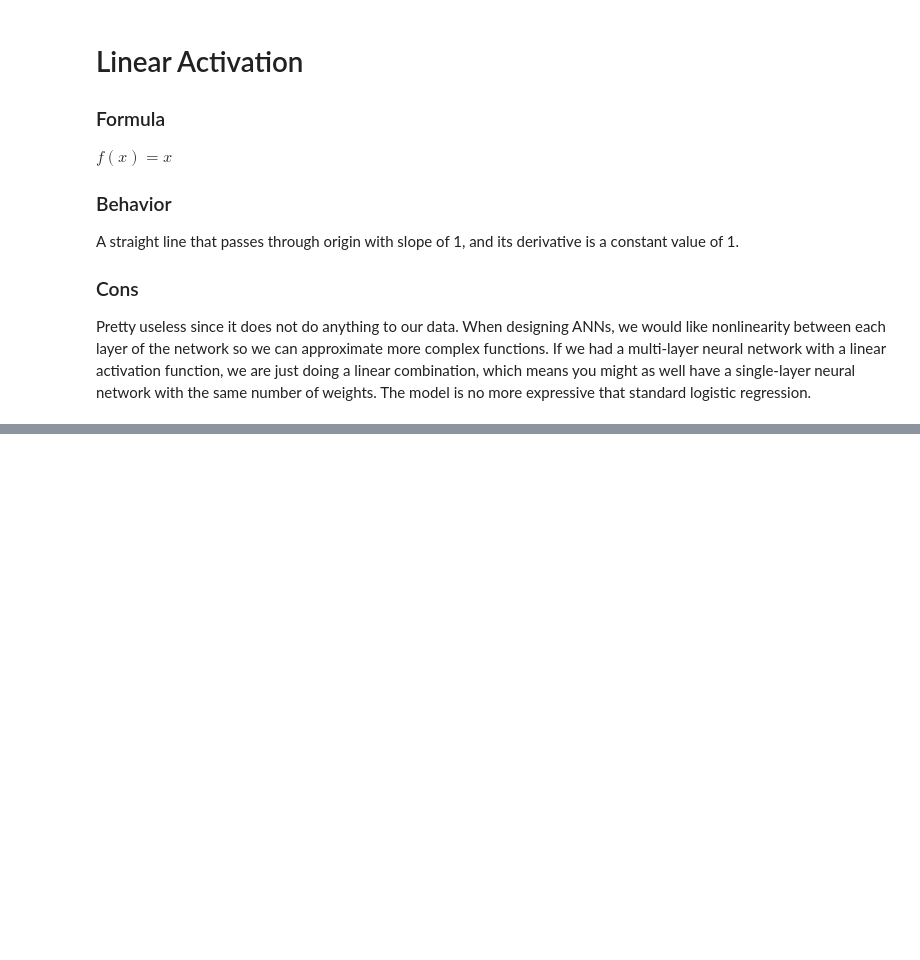
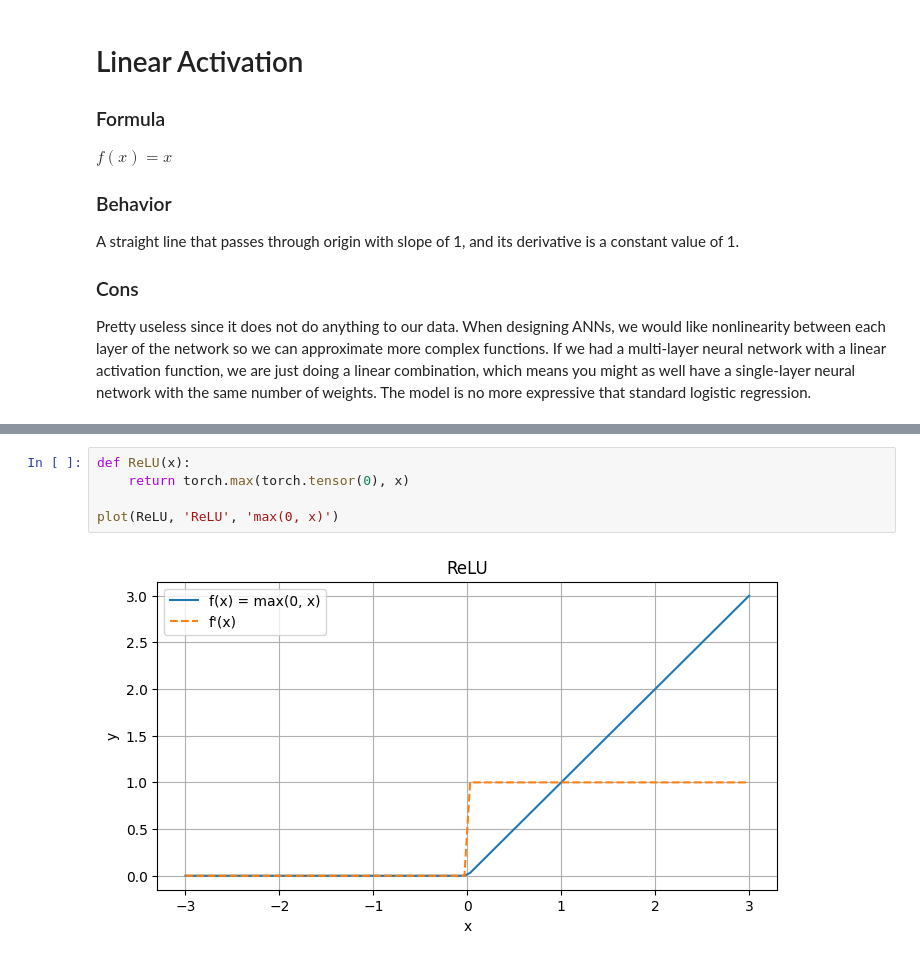
Before and after one commit to Jiminator/MLNotes, a Jupyter notebook: MLStudio/activation_functions.ipynb, the cells around one changed output, grey strips where cells are left out. Saved outputs shown, nothing was run; the diff lists cells and outputs as text; blank space fills up the shorter version.

```diff
--- a/MLStudio/activation_functions.ipynb
+++ b/MLStudio/activation_functions.ipynb
@@ -47,0 +71,7 @@ plt.show()
+# %%
+def ReLU(x):
+    return torch.max(torch.tensor(0), x)
+
+plot(ReLU, 'ReLU', 'max(0, x)')
+# %% [output]
+[figure, added]
```
Also changed, not shown: parts of 4 cells of this notebook.
